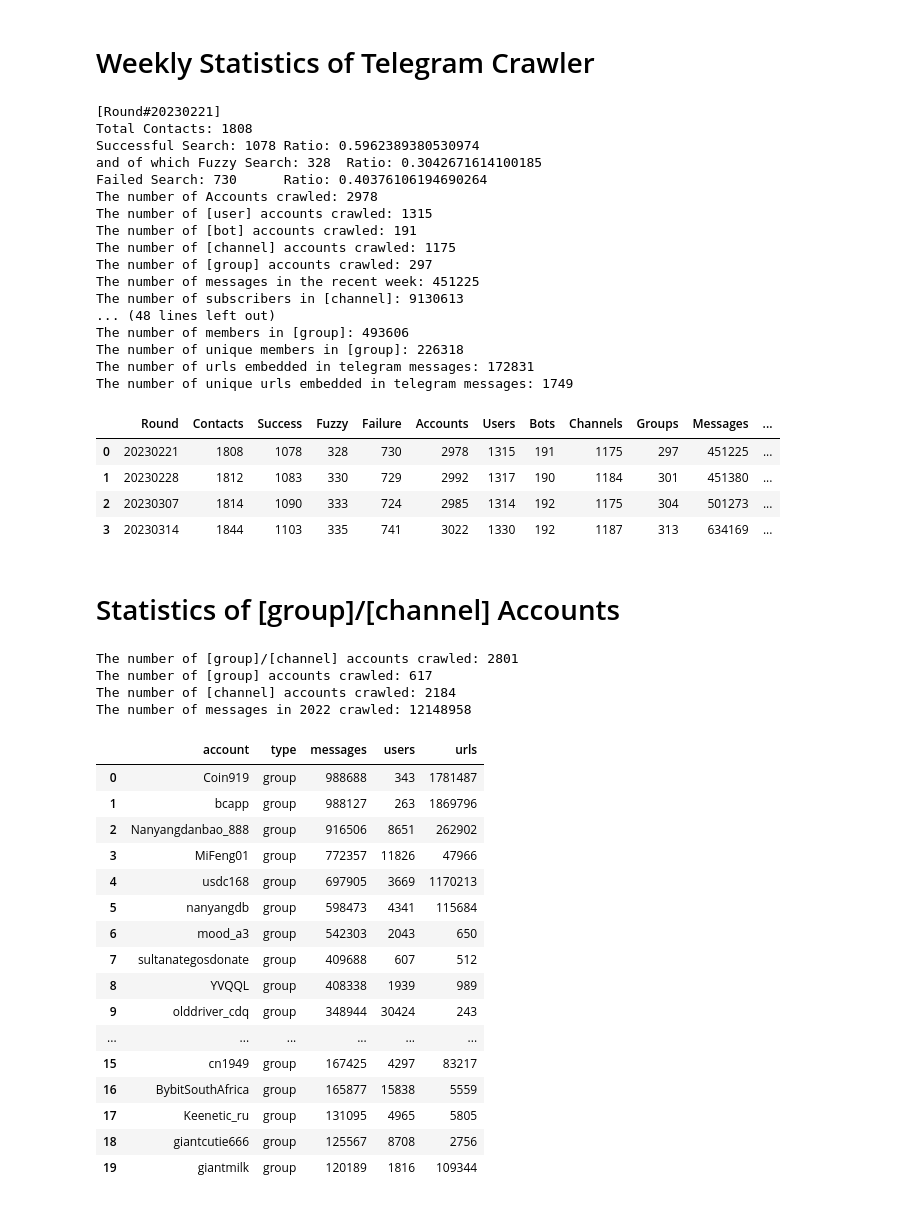
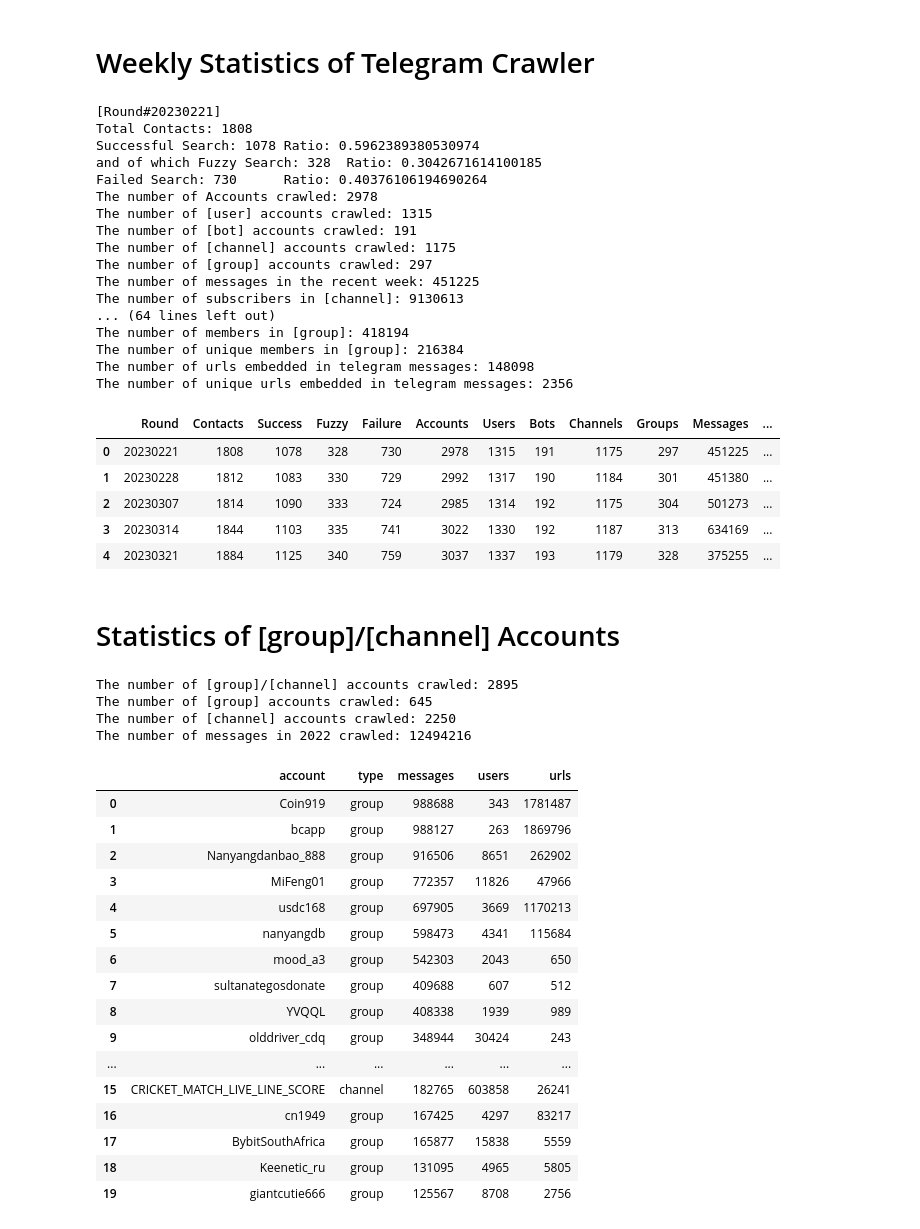
Before and after one commit to ChaseSecurity/Reflected-Search-Poisoning-for-Illicit-Promotion, a Jupyter notebook: Telegram_Timemachine/Scale/analysis.ipynb, the cells around one changed output. Saved outputs shown, nothing was run; the diff lists cells and outputs as text; code cells hidden in the pictures.

```diff
--- a/Telegram_Timemachine/Scale/analysis.ipynb
+++ b/Telegram_Timemachine/Scale/analysis.ipynb
@@ -7,10 +7,11 @@ import json
 import csv
 import pandas as pd
 import re
+import os
 
-data_dir = '/data2/sangyiwu/RBSEO_Cybercrime_TimeMachine/output_telegram'
-dates_to_analyze = ['20230221','20230228', '20230307', '20230314']
-output_dir = '/home/sangyiwu/RBSEO_Cybercrime_Telegram'
+data_dir = '/data/sangyiwu/RBSEO_Cybercrime_TimeMachine/output_telegram'
+dates_to_analyze = ['20230221','20230228', '20230307', '20230314', '20230321']
+output_dir = '/home/sangyiwu/RBSEO_Cybercrime/Telegram_Scale'
 
 
 with open(f"{output_dir}/crawler_statistics.csv", "w", encoding="utf-8", newline="") as res_file:
@@ -181,16 +182,17 @@ The number of [channel] accounts crawled: 1175
 The number of [group] accounts crawled: 297
 The number of messages in the recent week: 451225
 The number of subscribers in [channel]: 9130613
-... (48 lines left out)
-The number of members in [group]: 493606
-The number of unique members in [group]: 226318
-The number of urls embedded in telegram messages: 172831
-The number of unique urls embedded in telegram messages: 1749
+... (64 lines left out)
+The number of members in [group]: 418194
+The number of unique members in [group]: 216384
+The number of urls embedded in telegram messages: 148098
+The number of unique urls embedded in telegram messages: 2356
 |  | Round | Contacts | Success | Fuzzy | Failure | Accounts | Users | Bots | Channels | Groups | Messages | ... |
 | 0 | 20230221 | 1808 | 1078 | 328 | 730 | 2978 | 1315 | 191 | 1175 | 297 | 451225 | ... |
 | 1 | 20230228 | 1812 | 1083 | 330 | 729 | 2992 | 1317 | 190 | 1184 | 301 | 451380 | ... |
 | 2 | 20230307 | 1814 | 1090 | 333 | 724 | 2985 | 1314 | 192 | 1175 | 304 | 501273 | ... |
 | 3 | 20230314 | 1844 | 1103 | 335 | 741 | 3022 | 1330 | 192 | 1187 | 313 | 634169 | ... |
+| 4 | 20230321 | 1884 | 1125 | 340 | 759 | 3037 | 1337 | 193 | 1179 | 328 | 375255 | ... |
 # %% [markdown]
 #  Statistics of [group]/[channel] Accounts
 # %%
@@ -201,7 +203,7 @@ import pandas as pd
 import re
 from datetime import date
 
-data_dir = 'telegram_measurement'
+data_dir = '/data/sangyiwu/RBSEO_Cybercrime_TimeMachine/output_telegram/channels_groups'
 accounts = os.listdir(data_dir)
 print(f"The number of [group]/[channel] accounts crawled: {len(accounts)}")
 
@@ -249,42 +251,42 @@ for account in accounts:
         url_num += len(urls_re)
         for url in urls_re:
             urls.append(url)
 
     statistics.append([info['username'], info['type'], len(messages), user_num, url_num])
 
 statistics_sorted = sorted(statistics, key=lambda x:x[2], reverse=True)
 with open(f"statistics.csv", "w", encoding="utf-8", newline="") as csvfile:
     csvwriter = csv.writer(csvfile)
     csvwriter.writerow(['account', 'type', 'messages', 'users', 'urls'])
     csvwriter.writerows(statistics_sorted)
 
 print(f"The number of [group] accounts crawled: {group_num}")
 print(f"The number of [channel] accounts crawled: {channel_num}")
 print(f"The number of messages in 2022 crawled: {message_num}")
 
 pd.read_csv(f"statistics.csv", encoding="utf-8").head(20)
 # %% [output]
-The number of [group]/[channel] accounts crawled: 2801
-The number of [group] accounts crawled: 617
-The number of [channel] accounts crawled: 2184
-The number of messages in 2022 crawled: 12148958
+The number of [group]/[channel] accounts crawled: 2895
+The number of [group] accounts crawled: 645
+The number of [channel] accounts crawled: 2250
+The number of messages in 2022 crawled: 12494216
 |  | account | type | messages | users | urls |
 | 0 | Coin919 | group | 988688 | 343 | 1781487 |
 | 1 | bcapp | group | 988127 | 263 | 1869796 |
 | 2 | Nanyangdanbao_888 | group | 916506 | 8651 | 262902 |
 | 3 | MiFeng01 | group | 772357 | 11826 | 47966 |
 | 4 | usdc168 | group | 697905 | 3669 | 1170213 |
 | 5 | nanyangdb | group | 598473 | 4341 | 115684 |
 | 6 | mood_a3 | group | 542303 | 2043 | 650 |
 | 7 | sultanategosdonate | group | 409688 | 607 | 512 |
 | 8 | YVQQL | group | 408338 | 1939 | 989 |
 | 9 | olddriver_cdq | group | 348944 | 30424 | 243 |
 | ... | ... | ... | ... | ... | ... |
-| 15 | cn1949 | group | 167425 | 4297 | 83217 |
-| 16 | BybitSouthAfrica | group | 165877 | 15838 | 5559 |
-| 17 | Keenetic_ru | group | 131095 | 4965 | 5805 |
-| 18 | giantcutie666 | group | 125567 | 8708 | 2756 |
-| 19 | giantmilk | group | 120189 | 1816 | 109344 |
+| 15 | CRICKET_MATCH_LIVE_LINE_SCORE | channel | 182765 | 603858 | 26241 |
+| 16 | cn1949 | group | 167425 | 4297 | 83217 |
+| 17 | BybitSouthAfrica | group | 165877 | 15838 | 5559 |
+| 18 | Keenetic_ru | group | 131095 | 4965 | 5805 |
+| 19 | giantcutie666 | group | 125567 | 8708 | 2756 |
 # %%
 print(f"The number of subscribers in [channel]: {subscriber_num}")
 print(f"The number of members in [group]: {member_num}")
```
Also changed, not shown: parts of 2 cells of this notebook, 14 other files.
